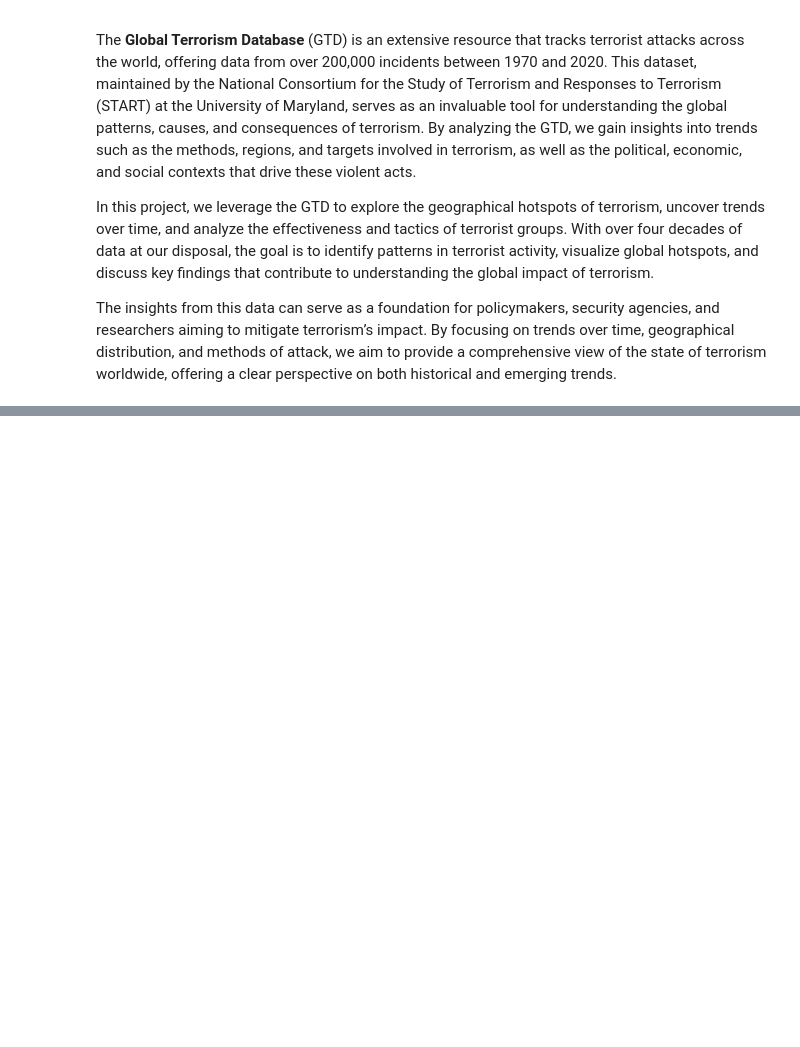
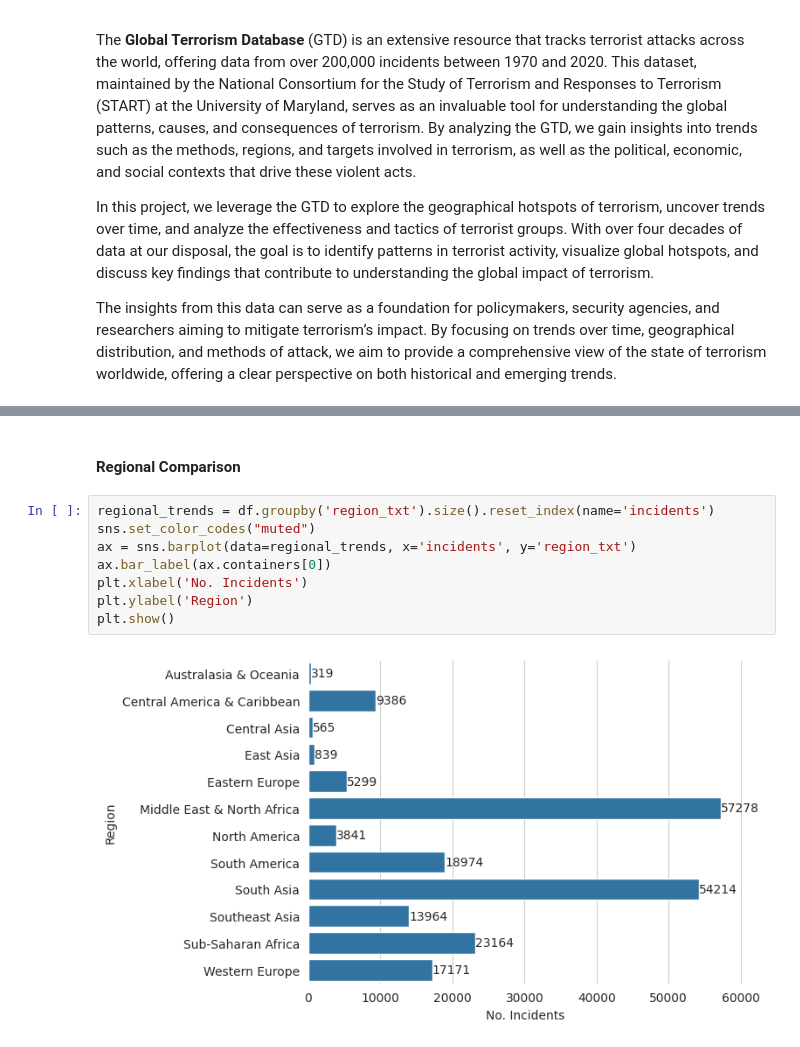
Before and after one commit to 0xShun/Exoloratory-Data-Analysis-on-Terrorism-hotspots-in-the-philippines, a Jupyter notebook: analysis.ipynb, the cells around one changed output, grey strips where cells are left out. Drawn from its saved outputs; the diff is of its cells as text; blank space fills up the shorter version.

```diff
--- a/analysis.ipynb
+++ b/analysis.ipynb
@@ -43,0 +121,12 @@ df[df['iyear'] == 2017]
+# %% [markdown]
+#### Regional Comparison
+# %%
+regional_trends = df.groupby('region_txt').size().reset_index(name='incidents')
+sns.set_color_codes("muted")
+ax = sns.barplot(data=regional_trends, x='incidents', y='region_txt')
+ax.bar_label(ax.containers[0])
+plt.xlabel('No. Incidents')
+plt.ylabel('Region')
+plt.show()
+# %% [output]
+[figure, added]
```
Also changed, not shown: parts of 27 cells of this notebook, 1 other file.
